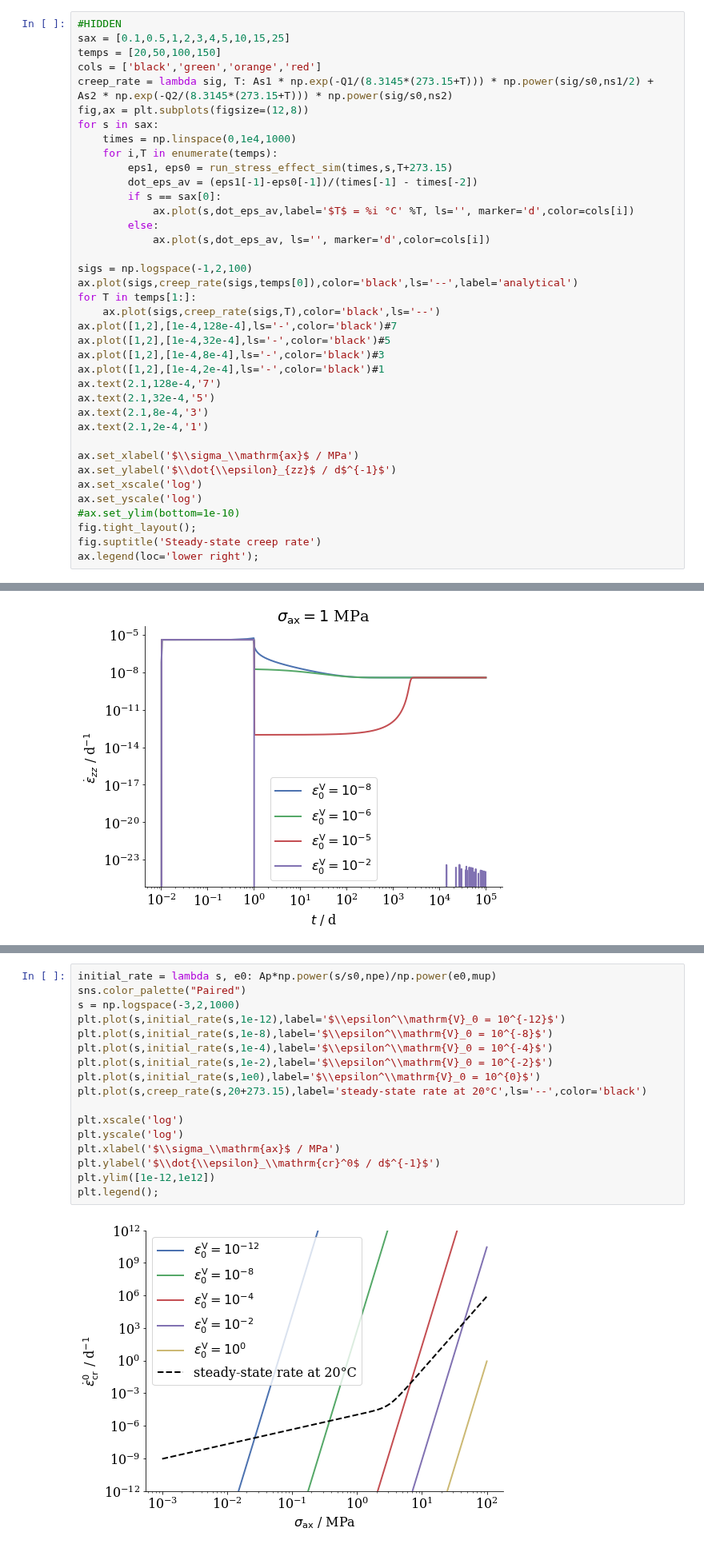
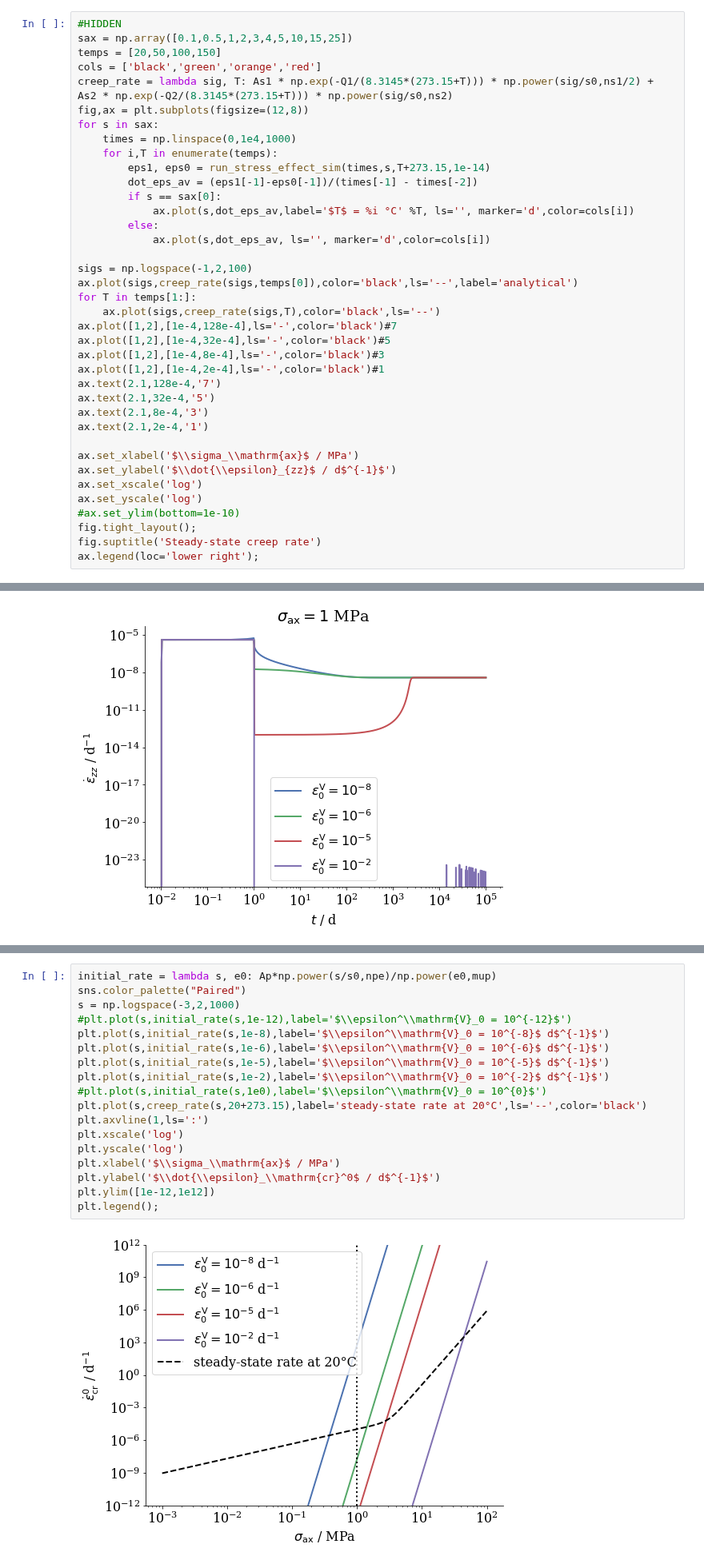
Before and after one commit to nagelt/MechanicsTrainingCourse2020, a Jupyter notebook: MFront/GS.ipynb, the cells around one changed output, grey strips where cells are left out. Shown at 80% size. Drawn from its saved outputs; the diff is of its cells as text.

```diff
--- a/MFront/GS.ipynb
+++ b/MFront/GS.ipynb
@@ -412,6 +450,6 @@ def run_stress_effect_sim(t_discrete, sax, T,ev0=1e-12):
 # %%
 #HIDDEN
-sax = [0.1,0.5,1,2,3,4,5,10,15,25]
+sax = np.array([0.1,0.5,1,2,3,4,5,10,15,25])
 temps = [20,50,100,150]
 cols = ['black','green','orange','red']
 creep_rate = lambda sig, T: As1 * np.exp(-Q1/(8.3145*(273.15+T))) * np.power(sig/s0,ns1/2) + As2 * np.exp(-Q2/(8.3145*(273.15+T))) * np.power(sig/s0,ns2)
@@ -419,7 +457,7 @@ fig,ax = plt.subplots(figsize=(12,8))
 for s in sax:
     times = np.linspace(0,1e4,1000)
     for i,T in enumerate(temps):
-        eps1, eps0 = run_stress_effect_sim(times,s,T+273.15)
+        eps1, eps0 = run_stress_effect_sim(times,s,T+273.15,1e-14)
         dot_eps_av = (eps1[-1]-eps0[-1])/(times[-1] - times[-2])
         if s == sax[0]:
             ax.plot(s,dot_eps_av,label='$T$ = %i °C' %T, ls='', marker='d',color=cols[i])
@@ -505,22 +542,23 @@ It makes sense to put a lid on the latter initial creep rate to avoide excessive
 # %%
 initial_rate = lambda s, e0: Ap*np.power(s/s0,npe)/np.power(e0,mup)
 sns.color_palette("Paired")
 s = np.logspace(-3,2,1000)
-plt.plot(s,initial_rate(s,1e-12),label='$\\epsilon^\\mathrm{V}_0 = 10^{-12}$')
-plt.plot(s,initial_rate(s,1e-8),label='$\\epsilon^\\mathrm{V}_0 = 10^{-8}$')
-plt.plot(s,initial_rate(s,1e-4),label='$\\epsilon^\\mathrm{V}_0 = 10^{-4}$')
-plt.plot(s,initial_rate(s,1e-2),label='$\\epsilon^\\mathrm{V}_0 = 10^{-2}$')
-plt.plot(s,initial_rate(s,1e0),label='$\\epsilon^\\mathrm{V}_0 = 10^{0}$')
+#plt.plot(s,initial_rate(s,1e-12),label='$\\epsilon^\\mathrm{V}_0 = 10^{-12}$')
+plt.plot(s,initial_rate(s,1e-8),label='$\\epsilon^\\mathrm{V}_0 = 10^{-8}$ d$^{-1}$')
+plt.plot(s,initial_rate(s,1e-6),label='$\\epsilon^\\mathrm{V}_0 = 10^{-6}$ d$^{-1}$')
+plt.plot(s,initial_rate(s,1e-5),label='$\\epsilon^\\mathrm{V}_0 = 10^{-5}$ d$^{-1}$')
+plt.plot(s,initial_rate(s,1e-2),label='$\\epsilon^\\mathrm{V}_0 = 10^{-2}$ d$^{-1}$')
+#plt.plot(s,initial_rate(s,1e0),label='$\\epsilon^\\mathrm{V}_0 = 10^{0}$')
 plt.plot(s,creep_rate(s,20+273.15),label='steady-state rate at 20°C',ls='--',color='black')
-
+plt.axvline(1,ls=':')
 plt.xscale('log')
 plt.yscale('log')
 plt.xlabel('$\\sigma_\\mathrm{ax}$ / MPa')
 plt.ylabel('$\\dot{\\epsilon}_\\mathrm{cr}^0$ / d$^{-1}$')
 plt.ylim([1e-12,1e12])
 plt.legend();
 # %% [output]
-[figure, old version]
+[figure, new version]
 # %% [markdown]
 The latter graph shows why $\epsilon_0^\mathrm{V}$ can be both too large and too low. One way to tackle this is to choose low values and put a lid on the maximum creep rate.
 
```
Also changed, not shown: parts of 8 cells of this notebook, 1 other file.
